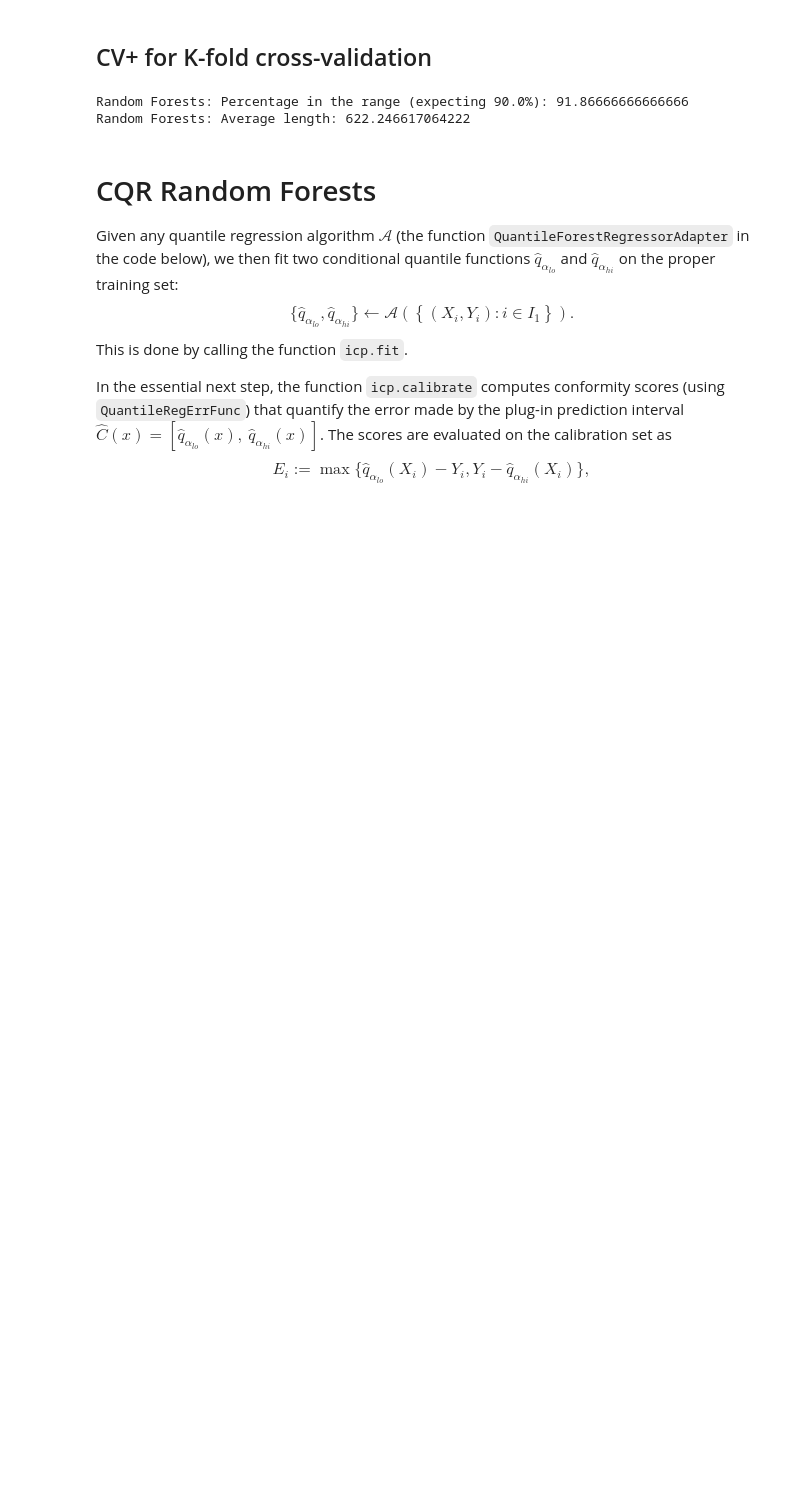
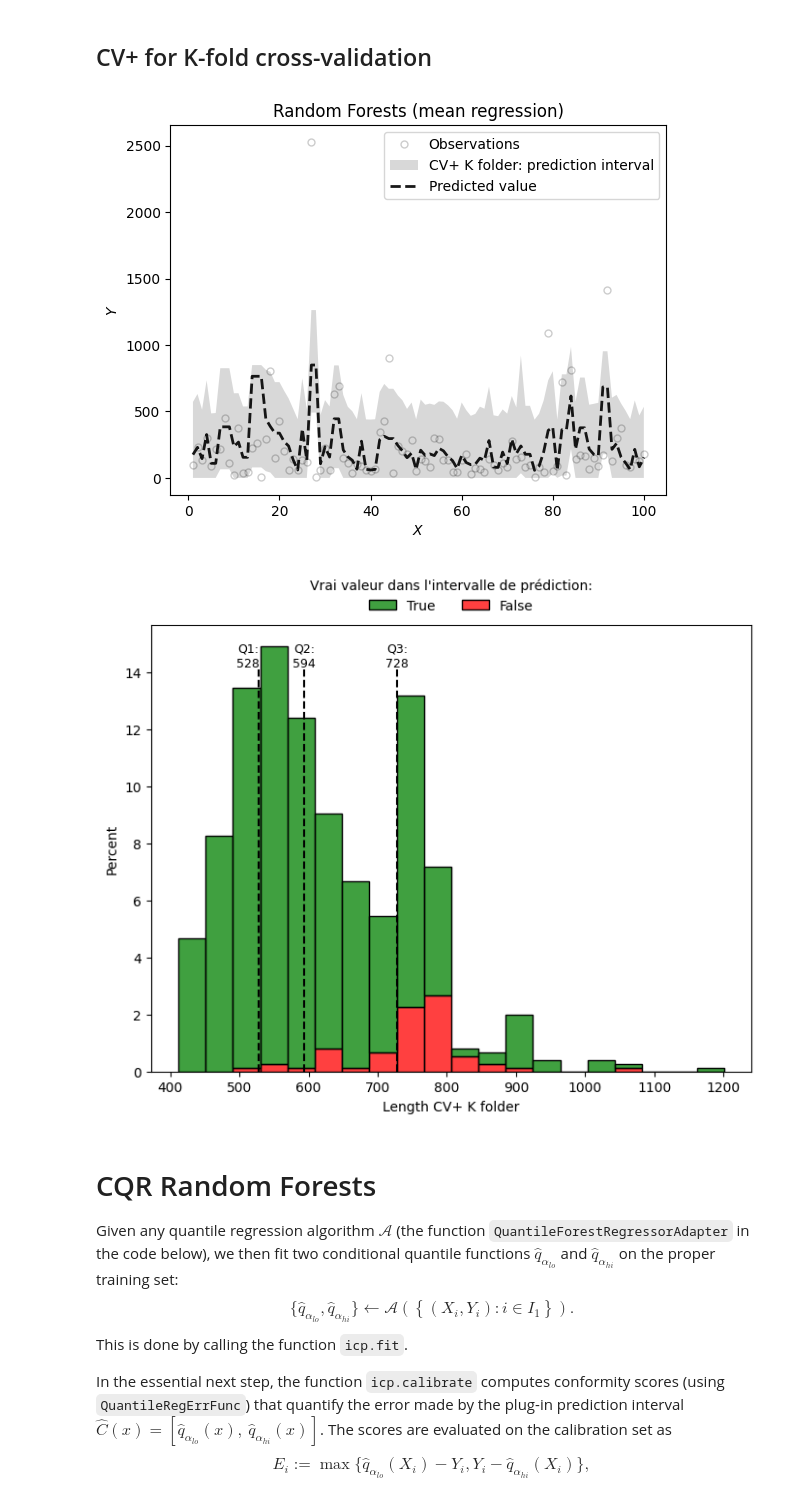
Before and after one commit to Krrcharles/Prediction-conforme-pour-les-donnees--analysee-par-Transformers, a Jupyter notebook: Code_stuart.ipynb, the cells around one changed output. Saved outputs shown, nothing was run; the diff lists cells and outputs as text; code cells hidden in the pictures; blank space fills up the shorter version.

```diff
--- a/Code_stuart.ipynb
+++ b/Code_stuart.ipynb
@@ -1234,7 +1173,7 @@ y_lower = np.maximum(- np.quantile(-pred+residus.reshape(-1, 1), q_level, method
 model = RandomForestRegressor(criterion='squared_error', n_estimators=150, max_features=best_max_features, random_state = seed)
 # Entraîner le modèle avec les meilleurs hyperparamètres sur les données d'entraînement
 model.fit(X_train, y_train)
-pred = model.predict(X_test[~idx])
+pred_rf = model.predict(X_test[~idx])
 
 # compute and display the average coverage
 in_the_range_cvp = (y_test[~idx] >= y_lower) & (y_test[~idx]<= y_upper)
@@ -1250,15 +1189,15 @@ print("Random Forests: Average length:", np.mean(length_cvp))
 # 2 min
 # Random Forests: Percentage in the range (expecting 90.0%): 91.86666666666666
 # Random Forests: Average length: 622.246617064222
-# %% [output]
-Random Forests: Percentage in the range (expecting 90.0%): 91.86666666666666
-Random Forests: Average length: 622.246617064222
 # %%
-plot_func(y=y_test[~idx],y_u=y_upper,y_l=y_lower,pred=pred,shade_color='gray',
+plot_func(y=y_test[~idx],y_u=y_upper,y_l=y_lower,pred=pred_rf,shade_color='gray',
           method_name="CV+ K folder:",title="Random Forests (mean regression)",
-          filename="fig/illustration_cvp.png",save_figures=True)
+          filename="fig/lineplot_cvp.png",save_figures=True)
 
 plot_hist(length = length_cvp, in_the_range = in_the_range_cvp, x_name="Length CV+ K folder", dec_x_quant= [-15,0,0],
-        filename="fig/illustration_length_cvp.png", save_figures=True)
+        filename="fig/histo_length_cvp.png", save_figures=True)
+# %% [output]
+[figure, added]
+[figure, added]
 # %%
 with open('data/traite/pred_rf', 'wb') as f1:
```
Also changed, not shown: parts of 16 cells of this notebook, 11 other files.
